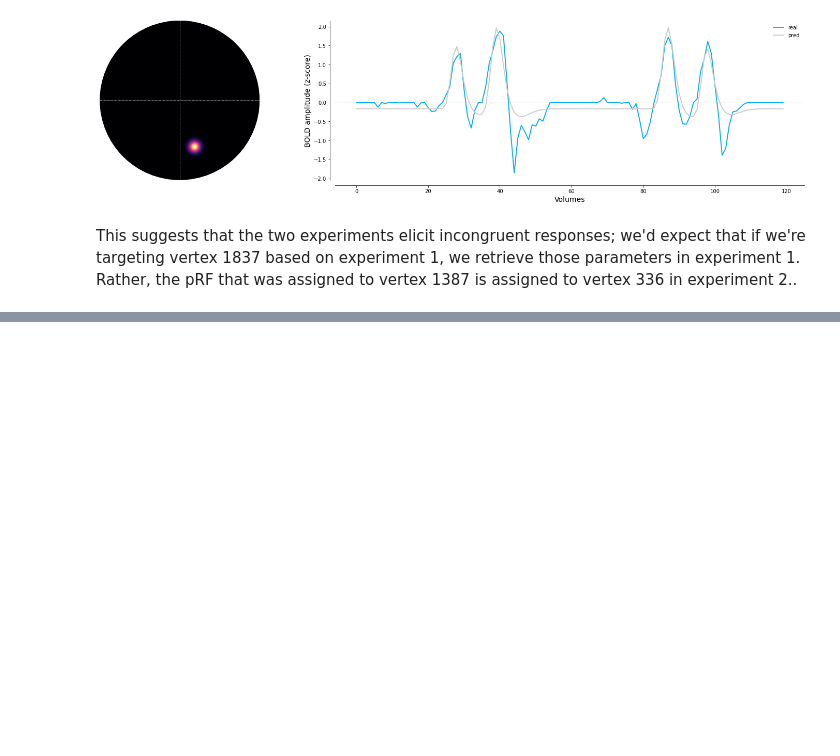
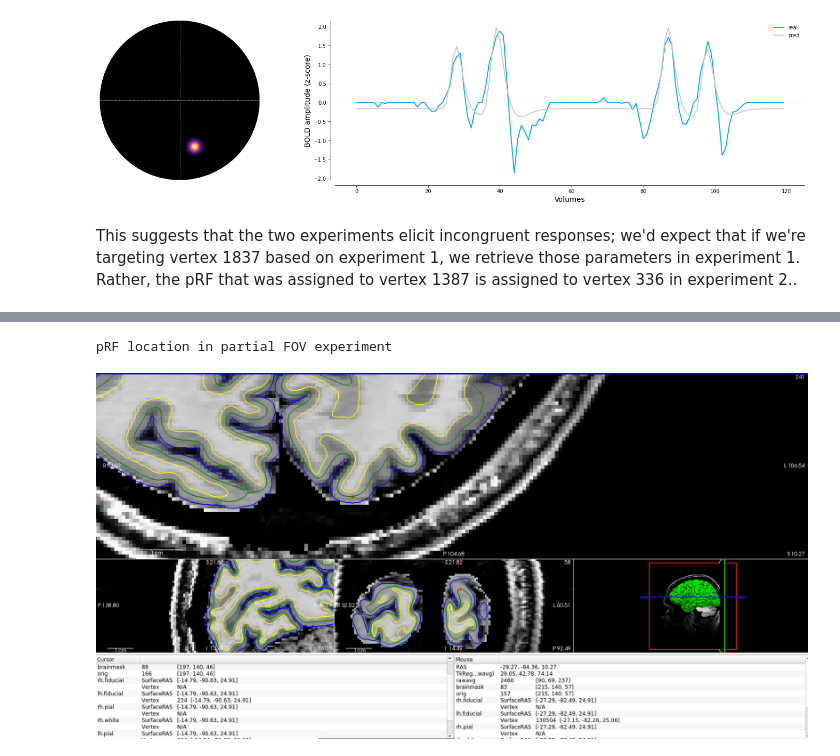
Before and after one commit to spinoza-centre/pRFline, a Jupyter notebook: notebooks/prf_partialfov.ipynb, the cells around one changed output, grey strips where cells are left out. Cells and saved outputs as stored; diff of their text form; code cells hidden in the pictures; blank space fills up the shorter version.

```diff
--- a/notebooks/prf_partialfov.ipynb
+++ b/notebooks/prf_partialfov.ipynb
@@ -246,0 +248,6 @@ pRF location in whole-brain experiment
+# %%
+print("pRF location in partial FOV experiment")
+Image(filename="imgs/234.png")
+# %% [output]
+pRF location in partial FOV experiment
+[figure, added]
```
Also changed, not shown: parts of 4 cells of this notebook, 2 other files.
